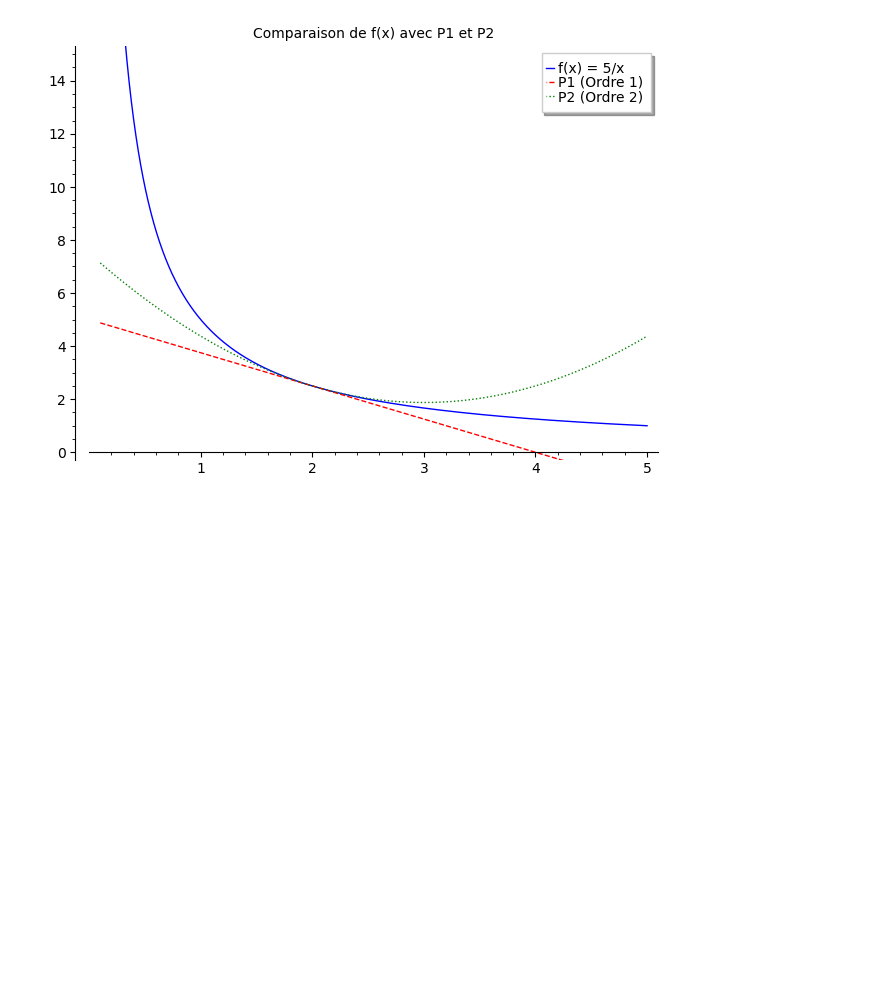
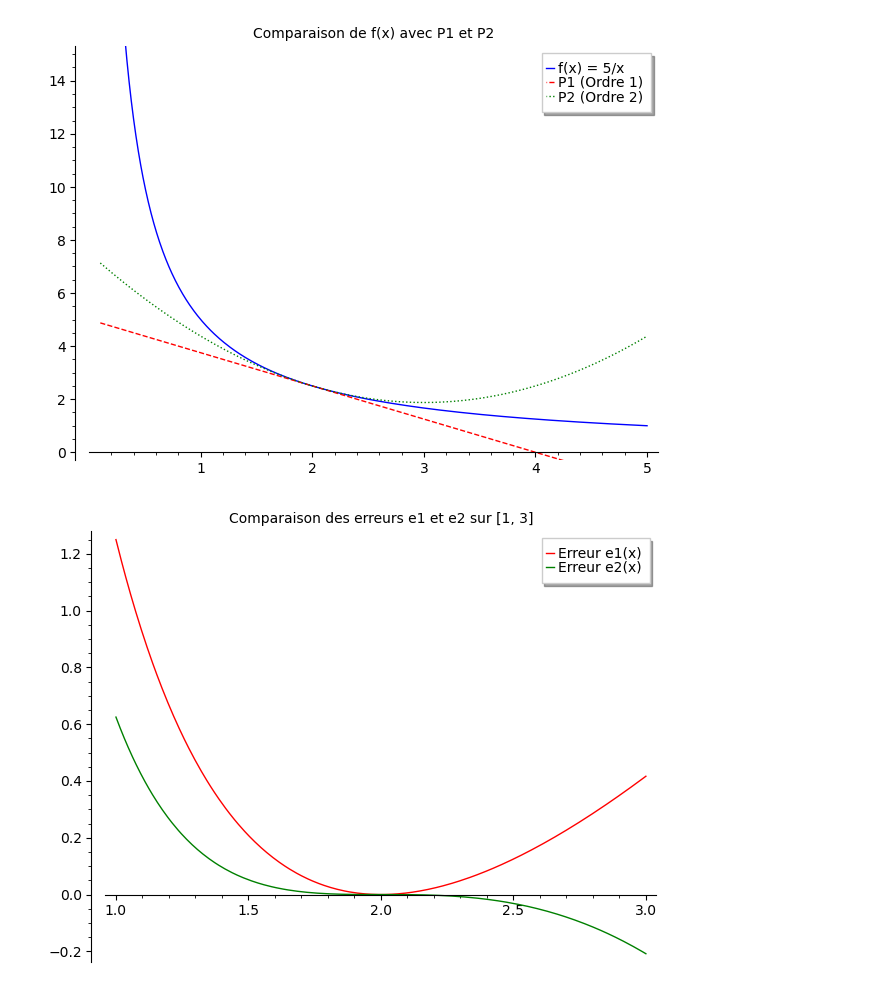
Before and after one commit to Bakame03/Mathematics_Python, a Jupyter notebook: MathematiqueDiscrete/S2_R2_09_Methodes_Numeriques/TP1/R2.09-TP1-NGANJI-Aldo-Alex.ipynb, the cells around one changed output. Cells and saved outputs as stored; diff of their text form; code cells hidden in the pictures; blank space fills up the shorter version.

```diff
--- a/MathematiqueDiscrete/S2_R2_09_Methodes_Numeriques/TP1/R2.09-TP1-NGANJI-Aldo-Alex.ipynb
+++ b/MathematiqueDiscrete/S2_R2_09_Methodes_Numeriques/TP1/R2.09-TP1-NGANJI-Aldo-Alex.ipynb
@@ -137,3 +137,16 @@ graph_P2 = plot(P2, (x, 0.1, 5), color='green', linestyle=':', legend_label='P2
 show(graph_f + graph_P1 + graph_P2, title="Comparaison de f(x) avec P1 et P2", ymin=0, ymax=15)
 # %% [output]
 [figure]
+# %%
+# 2. Définition des fonctions d'erreur
+e1(x) = f(x) - P1(x)
+e2(x) = f(x) - P2(x)
+
+# Création du graphique des erreurs
+graph_e1 = plot(e1, (x, 1, 3), color='red', legend_label='Erreur e1(x)')
+graph_e2 = plot(e2, (x, 1, 3), color='green', legend_label='Erreur e2(x)')
+
+# Affichage pour comparer la précision
+show(graph_e1 + graph_e2, title="Comparaison des erreurs e1 et e2 sur [1, 3]")
+# %% [output]
+[figure, added]
```
